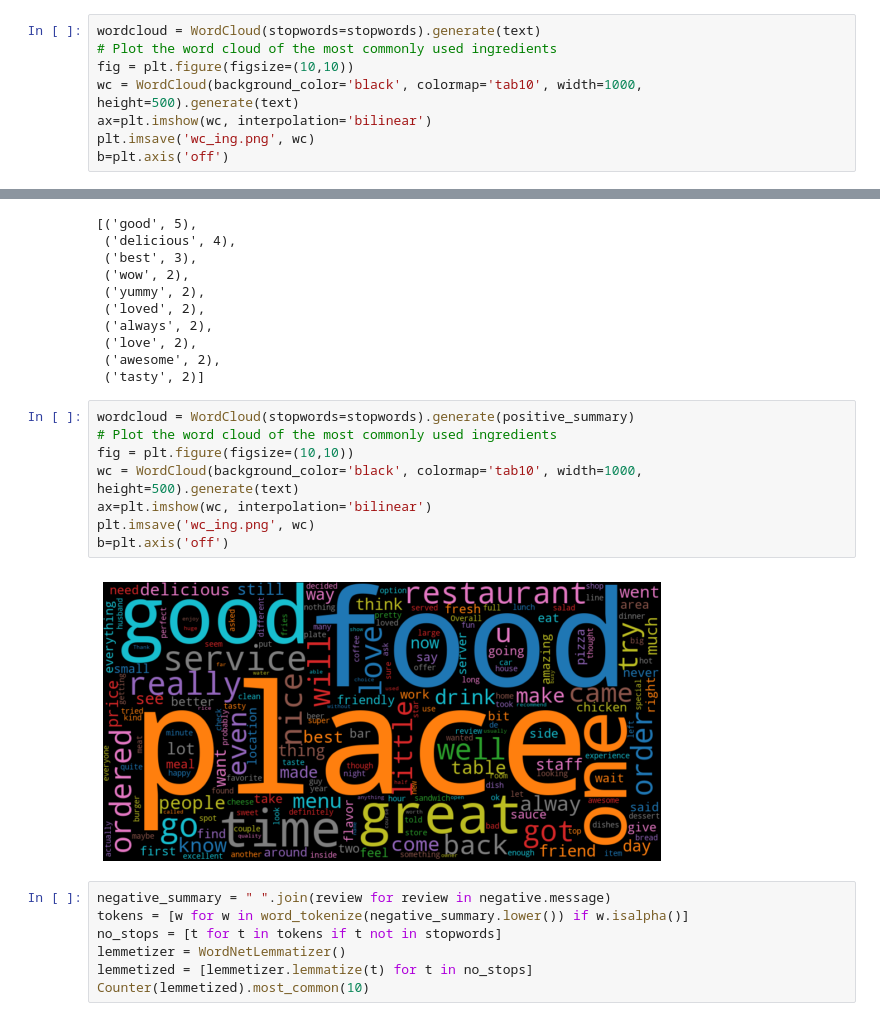
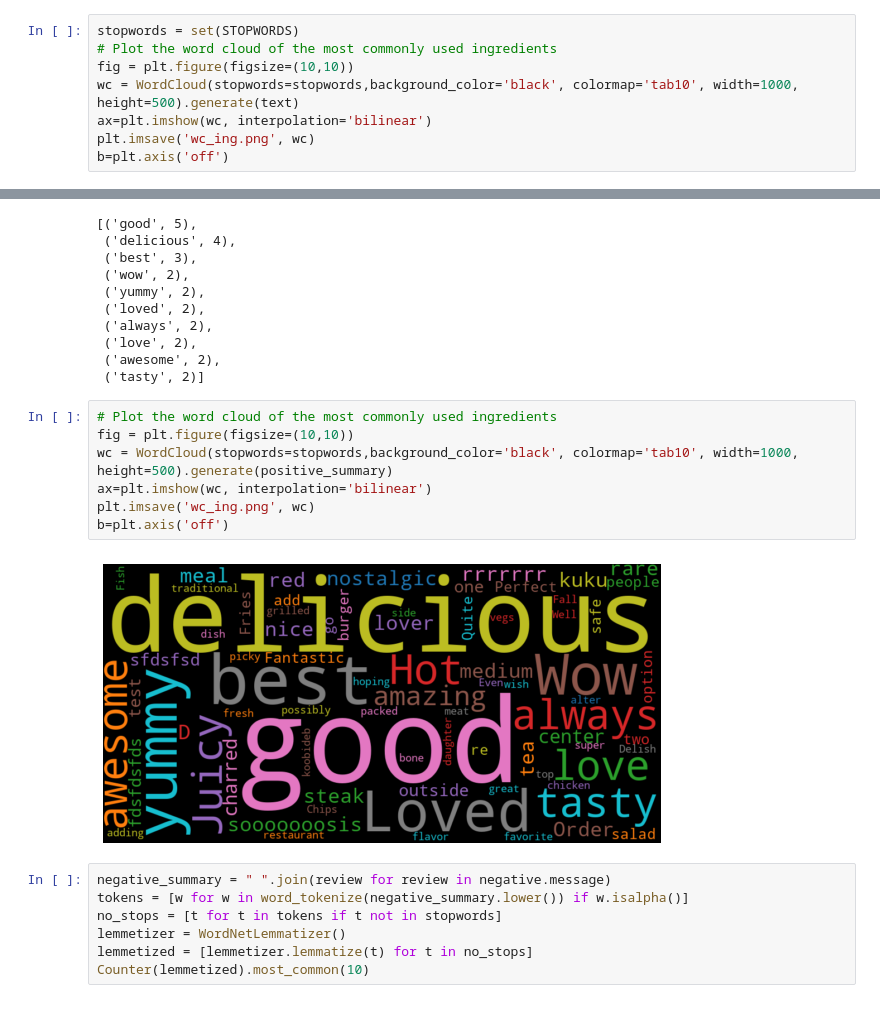
Before and after one commit to nakisa84/personalized-food-recommendation, a Jupyter notebook: notebooks/sentiment-analysis.ipynb, the cells around one changed output, grey strips where cells are left out. Drawn from its saved outputs; the diff is of its cells as text.

```diff
--- a/notebooks/sentiment-analysis.ipynb
+++ b/notebooks/sentiment-analysis.ipynb
@@ -167,10 +167,10 @@ Counter(lemmetized).most_common(10)
  ('payment', 12),
  ('menu', 11)]
 # %%
-wordcloud = WordCloud(stopwords=stopwords).generate(text)
+stopwords = set(STOPWORDS)
 # Plot the word cloud of the most commonly used ingredients
 fig = plt.figure(figsize=(10,10))
-wc = WordCloud(background_color='black', colormap='tab10', width=1000, height=500).generate(text)
+wc = WordCloud(stopwords=stopwords,background_color='black', colormap='tab10', width=1000, height=500).generate(text)
 ax=plt.imshow(wc, interpolation='bilinear')
 plt.imsave('wc_ing.png', wc)
 b=plt.axis('off')
@@ -477,15 +475,14 @@ Counter(lemmetized).most_common(10)
  ('awesome', 2),
  ('tasty', 2)]
 # %%
-wordcloud = WordCloud(stopwords=stopwords).generate(positive_summary)
 # Plot the word cloud of the most commonly used ingredients
 fig = plt.figure(figsize=(10,10))
-wc = WordCloud(background_color='black', colormap='tab10', width=1000, height=500).generate(text)
+wc = WordCloud(stopwords=stopwords,background_color='black', colormap='tab10', width=1000, height=500).generate(positive_summary)
 ax=plt.imshow(wc, interpolation='bilinear')
 plt.imsave('wc_ing.png', wc)
 b=plt.axis('off')
 # %% [output]
-[figure, old version]
+[figure, new version]
 # %%
 negative_summary = " ".join(review for review in negative.message)
 tokens = [w for w in word_tokenize(negative_summary.lower()) if w.isalpha()]
```
Also changed, not shown: parts of 13 cells of this notebook, 3 other files.
